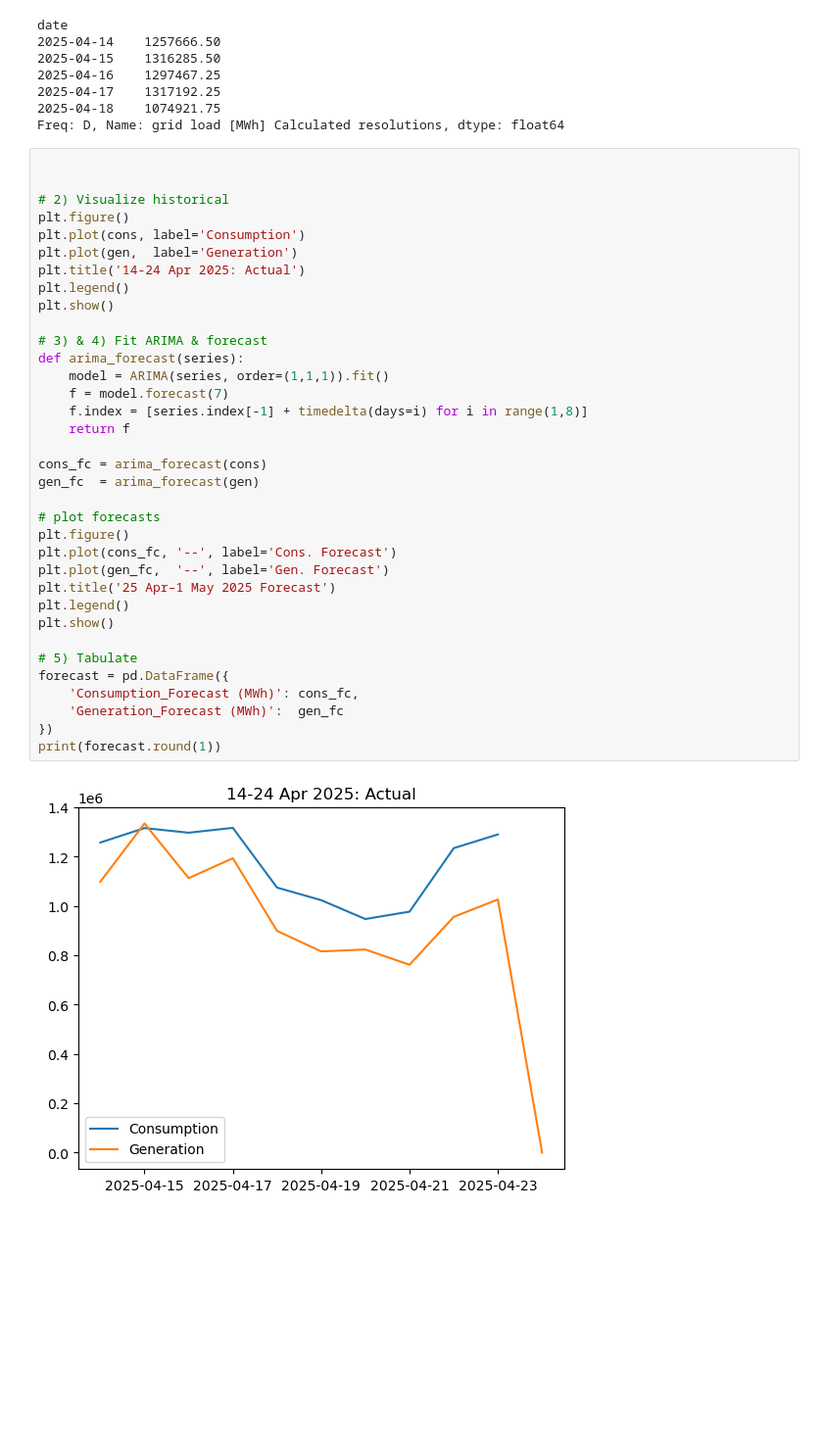
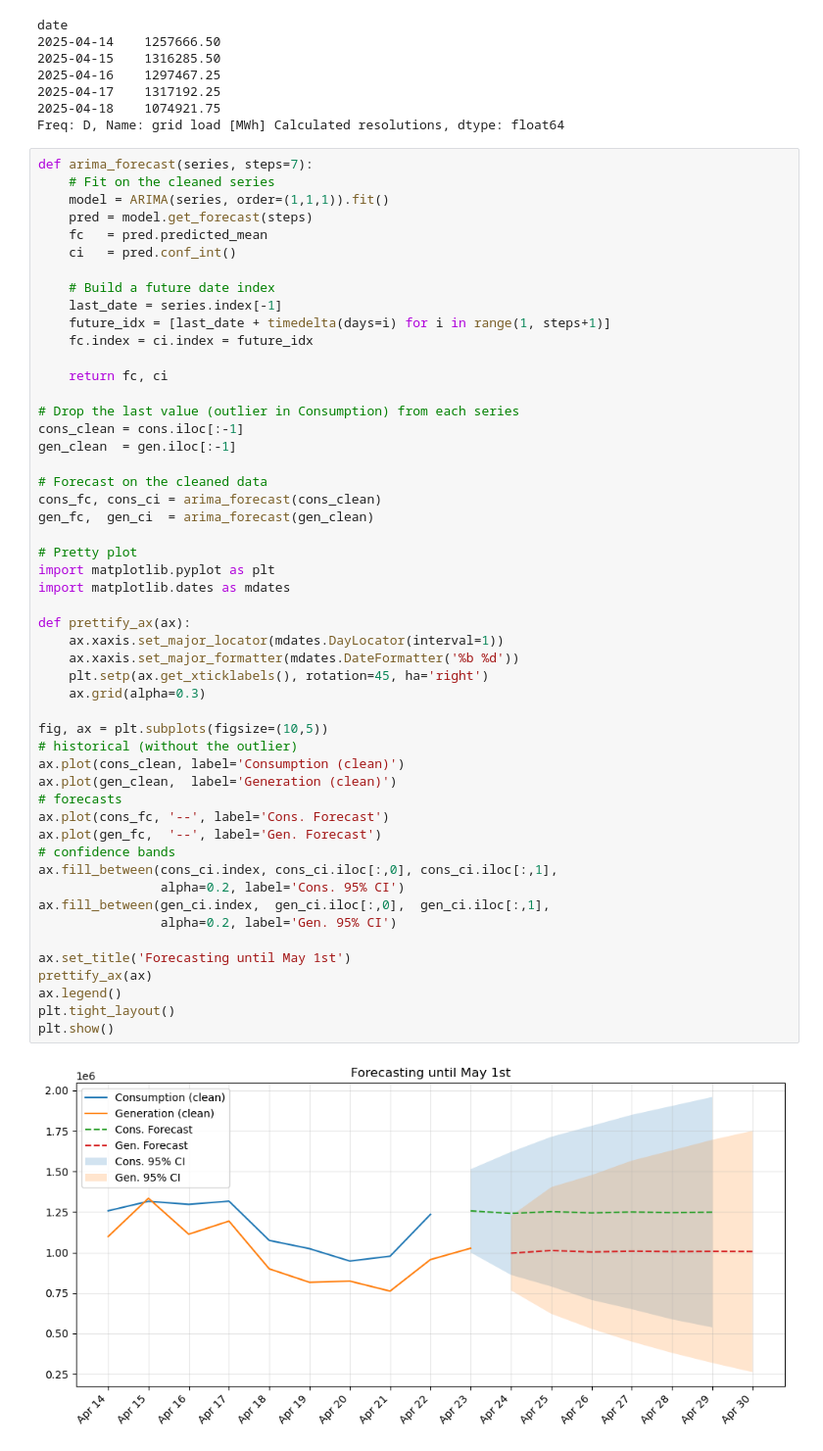
Before and after one commit to liu-kristina/energy_production_germany, a Jupyter notebook: notebooks/forecasting.ipynb, the cells around one changed output. Shown: that part at 98% size. Cells and saved outputs as stored; diff of their text form; blank space fills up the shorter version.

Commit message:
prettified plot and removed outlier

```diff
--- a/notebooks/forecasting.ipynb
+++ b/notebooks/forecasting.ipynb
@@ -92,39 +111,55 @@ date
 2025-04-18    1074921.75
 Freq: D, Name: grid load [MWh] Calculated resolutions, dtype: float64
 # %%
+def arima_forecast(series, steps=7):
+    # Fit on the cleaned series
+    model = ARIMA(series, order=(1,1,1)).fit()
+    pred = model.get_forecast(steps)
+    fc   = pred.predicted_mean
+    ci   = pred.conf_int()
 
+    # Build a future date index
+    last_date = series.index[-1]
+    future_idx = [last_date + timedelta(days=i) for i in range(1, steps+1)]
+    fc.index = ci.index = future_idx
 
-# 2) Visualize historical
-plt.figure()
-plt.plot(cons, label='Consumption')
-plt.plot(gen,  label='Generation')
-plt.title('14-24 Apr 2025: Actual')
-plt.legend()
+    return fc, ci
+
+# Drop the last value (outlier in Consumption) from each series
+cons_clean = cons.iloc[:-1]
+gen_clean  = gen.iloc[:-1]
+
+# Forecast on the cleaned data
+cons_fc, cons_ci = arima_forecast(cons_clean)
+gen_fc,  gen_ci  = arima_forecast(gen_clean)
+
+# Pretty plot
+import matplotlib.pyplot as plt
+import matplotlib.dates as mdates
+
+def prettify_ax(ax):
+    ax.xaxis.set_major_locator(mdates.DayLocator(interval=1))
+    ax.xaxis.set_major_formatter(mdates.DateFormatter('%b %d'))
+    plt.setp(ax.get_xticklabels(), rotation=45, ha='right')
+    ax.grid(alpha=0.3)
+
+fig, ax = plt.subplots(figsize=(10,5))
+# historical (without the outlier)
+ax.plot(cons_clean, label='Consumption (clean)')
+ax.plot(gen_clean,  label='Generation (clean)')
+# forecasts
+ax.plot(cons_fc, '--', label='Cons. Forecast')
+ax.plot(gen_fc,  '--', label='Gen. Forecast')
+# confidence bands
+ax.fill_between(cons_ci.index, cons_ci.iloc[:,0], cons_ci.iloc[:,1],
+                alpha=0.2, label='Cons. 95% CI')
+ax.fill_between(gen_ci.index,  gen_ci.iloc[:,0],  gen_ci.iloc[:,1],
+                alpha=0.2, label='Gen. 95% CI')
+
+ax.set_title('Forecasting until May 1st')
+prettify_ax(ax)
+ax.legend()
+plt.tight_layout()
 plt.show()
-
-# 3) & 4) Fit ARIMA & forecast
-def arima_forecast(series):
-    model = ARIMA(series, order=(1,1,1)).fit()
-    f = model.forecast(7)
-    f.index = [series.index[-1] + timedelta(days=i) for i in range(1,8)]
-    return f
-
-cons_fc = arima_forecast(cons)
-gen_fc  = arima_forecast(gen)
-
-# plot forecasts
-plt.figure()
-plt.plot(cons_fc, '--', label='Cons. Forecast')
-plt.plot(gen_fc,  '--', label='Gen. Forecast')
-plt.title('25 Apr–1 May 2025 Forecast')
-plt.legend()
-plt.show()
-
-# 5) Tabulate
-forecast = pd.DataFrame({
-    'Consumption_Forecast (MWh)': cons_fc,
-    'Generation_Forecast (MWh)':  gen_fc
-})
-print(forecast.round(1))
 # %% [output]
-[figure, old version]
+[figure, new version]
```
Also changed, not shown: parts of 3 cells of this notebook.
